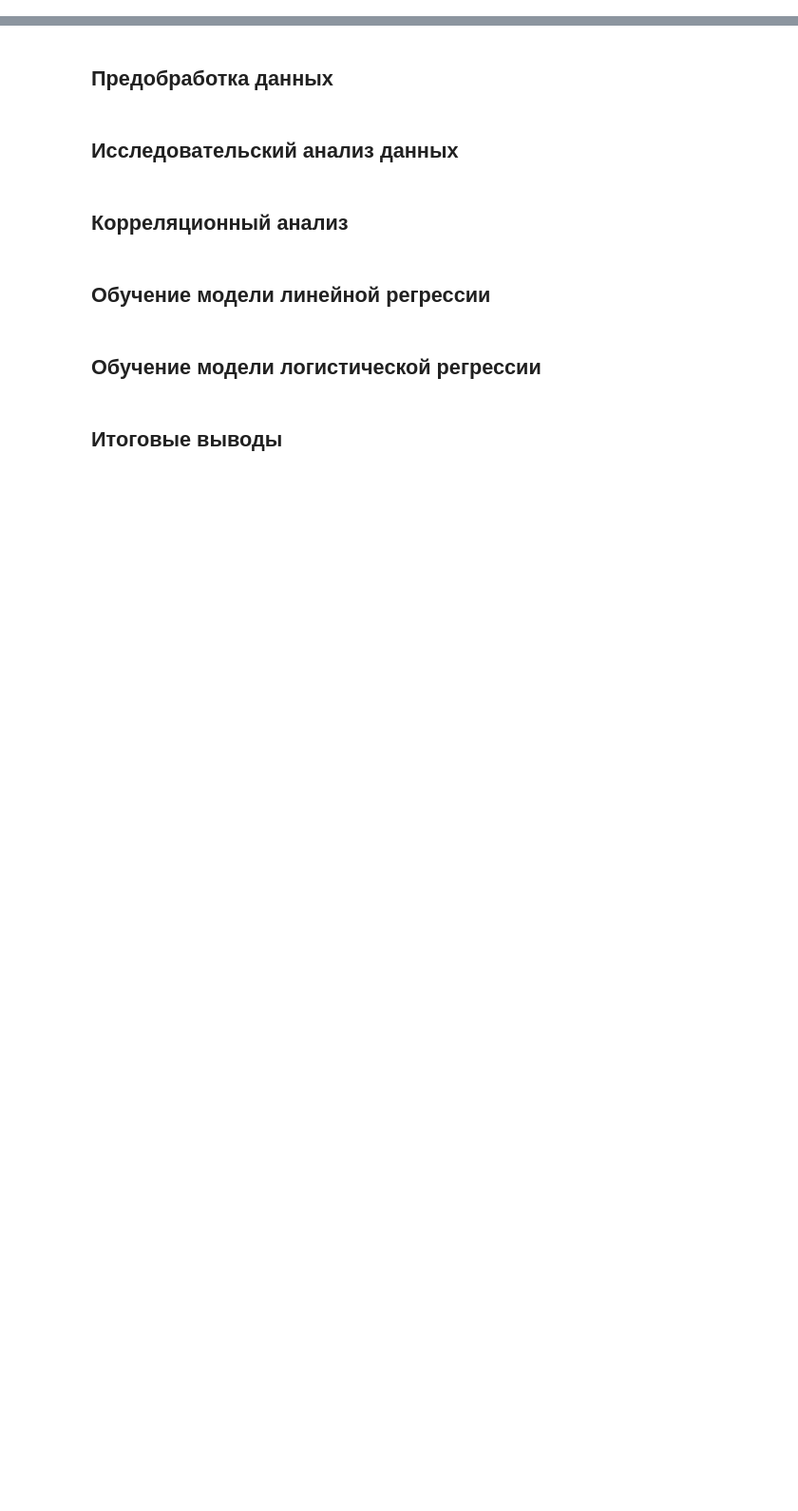
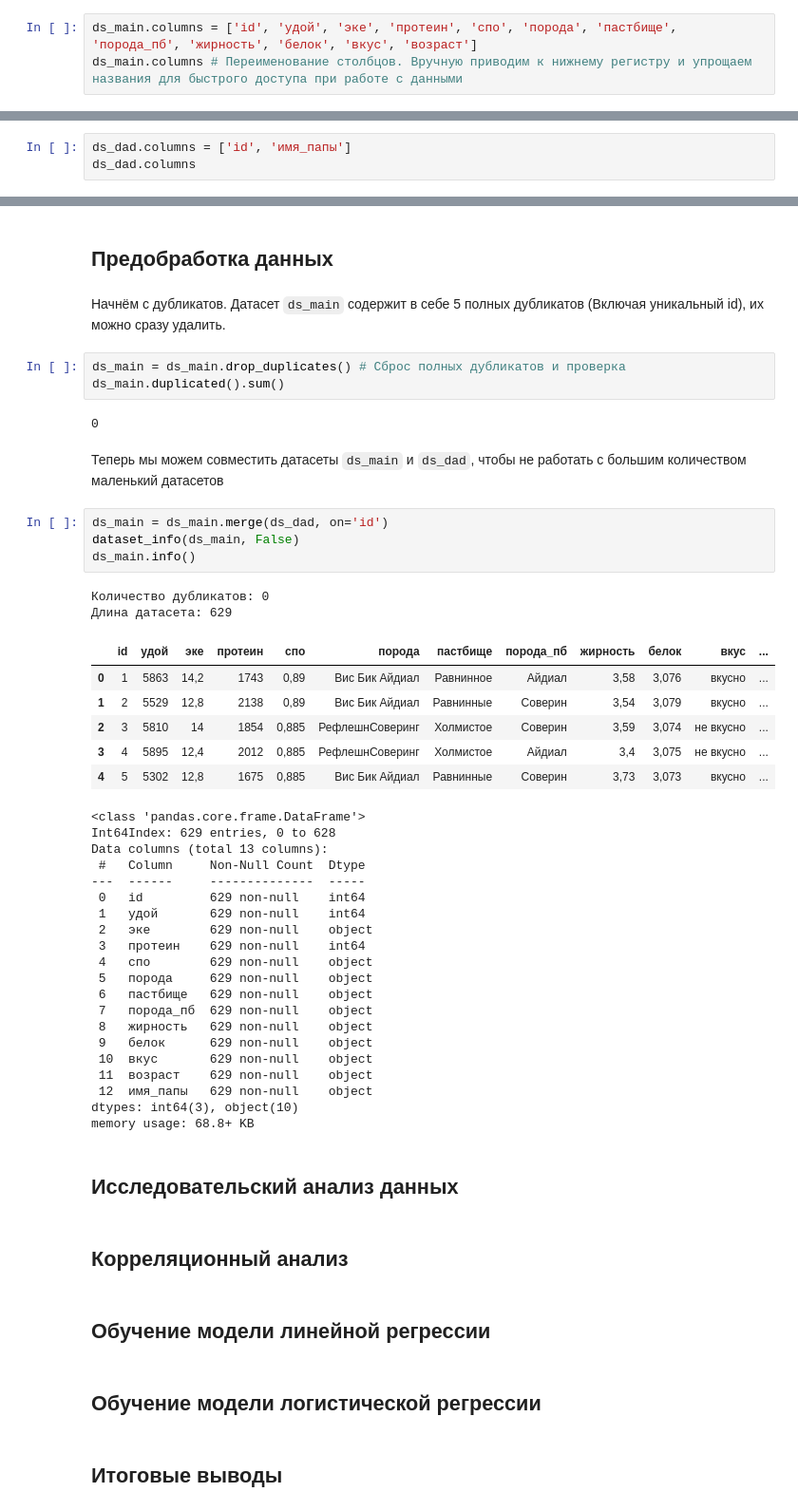
Before and after one commit to Maksim1004/data_science_studying, a Jupyter notebook: cows_and_machine_learning.ipynb, the cells around one changed output, grey strips where cells are left out. Shown at 95% size. Drawn from its saved outputs; the diff is of its cells as text; blank space fills up the shorter version.

Commit message:
Добавил переименование столбцов, начал предобработку и замержил датасеты

```diff
--- a/cows_and_machine_learning.ipynb
+++ b/cows_and_machine_learning.ipynb
@@ -161,0 +164,3 @@ memory usage: 1.2+ KB
+# %%
+ds_main.columns = ['id', 'удой', 'эке', 'протеин', 'спо', 'порода', 'пастбище', 'порода_пб', 'жирность', 'белок', 'вкус', 'возраст']
+ds_main.columns # Переименование столбцов. Вручную приводим к нижнему регистру и упрощаем названия для быстрого доступа при работе с данными
@@ -161,0 +171,3 @@ memory usage: 1.2+ KB
+# %%
+ds_dad.columns = ['id', 'имя_папы']
+ds_dad.columns
@@ -162,5 +185,47 @@ memory usage: 1.2+ KB
 # %% [markdown]
 ##  Предобработка данных
+# %% [markdown]
+Начнём с дубликатов. Датасет `ds_main` содержит в себе 5 полных дубликатов (Включая уникальный id), их можно сразу удалить.
+# %%
+ds_main = ds_main.drop_duplicates() # Сброс полных дубликатов и проверка
+ds_main.duplicated().sum()
+# %% [output]
+0
+# %% [markdown]
+Теперь мы можем совместить датасеты `ds_main` и `ds_dad`, чтобы не работать с большим количеством маленький датасетов
+# %%
+ds_main = ds_main.merge(ds_dad, on='id')
+dataset_info(ds_main, False)
+ds_main.info()
+# %% [output]
+Количество дубликатов: 0
+Длина датасета: 629
+|  | id | удой | эке | протеин | спо | порода | пастбище | порода_пб | жирность | белок | вкус | ... |
+| 0 | 1 | 5863 | 14,2 | 1743 | 0,89 | Вис Бик Айдиал | Равнинное | Айдиал | 3,58 | 3,076 | вкусно | ... |
+| 1 | 2 | 5529 | 12,8 | 2138 | 0,89 | Вис Бик Айдиал | Равнинные | Соверин | 3,54 | 3,079 | вкусно | ... |
+| 2 | 3 | 5810 | 14 | 1854 | 0,885 | РефлешнСоверинг | Холмистое | Соверин | 3,59 | 3,074 | не вкусно | ... |
+| 3 | 4 | 5895 | 12,4 | 2012 | 0,885 | РефлешнСоверинг | Холмистое | Айдиал | 3,4 | 3,075 | не вкусно | ... |
+| 4 | 5 | 5302 | 12,8 | 1675 | 0,885 | Вис Бик Айдиал | Равнинные | Соверин | 3,73 | 3,073 | вкусно | ... |
+<class 'pandas.core.frame.DataFrame'>
+Int64Index: 629 entries, 0 to 628
+Data columns (total 13 columns):
+ #   Column     Non-Null Count  Dtype
+---  ------     --------------  -----
+ 0   id         629 non-null    int64
+ 1   удой       629 non-null    int64
+ 2   эке        629 non-null    object
+ 3   протеин    629 non-null    int64
+ 4   спо        629 non-null    object
+ 5   порода     629 non-null    object
+ 6   пастбище   629 non-null    object
+ 7   порода_пб  629 non-null    object
+ 8   жирность   629 non-null    object
+ 9   белок      629 non-null    object
+ 10  вкус       629 non-null    object
+ 11  возраст    629 non-null    object
+ 12  имя_папы   629 non-null    object
+dtypes: int64(3), object(10)
+memory usage: 68.8+ KB
 # %% [markdown]
 ## Исследовательский анализ данных
 # %% [markdown]
```
Also changed, not shown: parts of 21 cells of this notebook.
